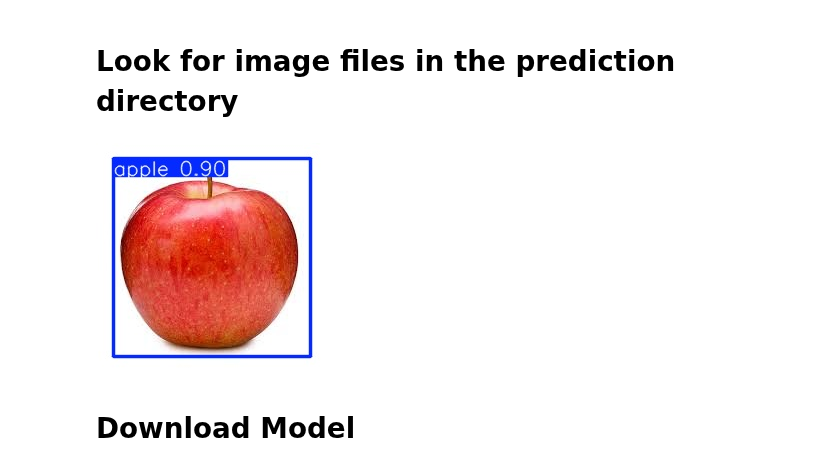
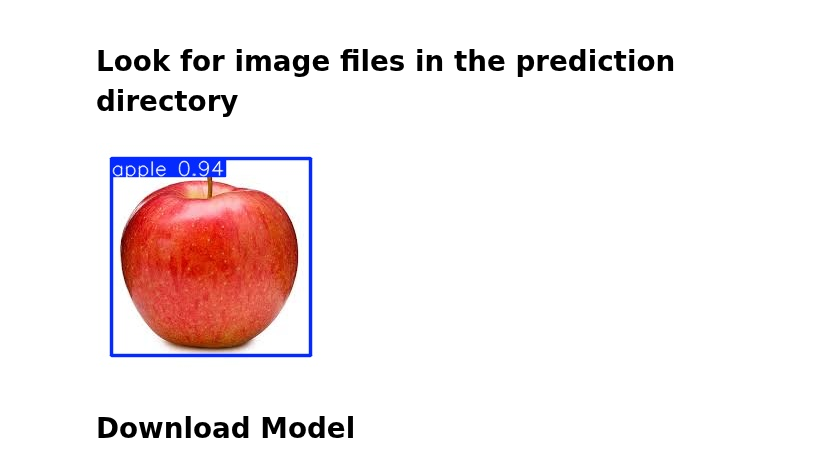
Before and after one commit to lovnishverma/Python-Getting-Started, a Jupyter notebook: Beginner_Object_Detection_with_YOLOv8_and_LabelImg.ipynb, the cells around one changed output. Saved outputs shown, nothing was run; the diff lists cells and outputs as text; code cells hidden in the pictures.

```diff
--- a/Beginner_Object_Detection_with_YOLOv8_and_LabelImg.ipynb
+++ b/Beginner_Object_Detection_with_YOLOv8_and_LabelImg.ipynb
@@ -667,14 +669,14 @@ Results saved to runs/train/mango_apple_detector22
 # %%
 from IPython.display import Image, display
 import os
 
-output_folder = "runs/train/mango_apple_detector22"
+output_folder = "runs/train/mango_apple_detector2"
 # Look for image files in the prediction directory
 for file in os.listdir(output_folder):
     if file.endswith(".jpg") or file.endswith(".jpeg") or file.endswith(".png"):
         display(Image(filename=os.path.join(output_folder, file)))
 # %% [output]
-[figure, old version]
+[figure, new version]
 # %% [markdown]
 # Download Model
 # %%
```
Also changed, not shown: parts of 10 cells of this notebook.
